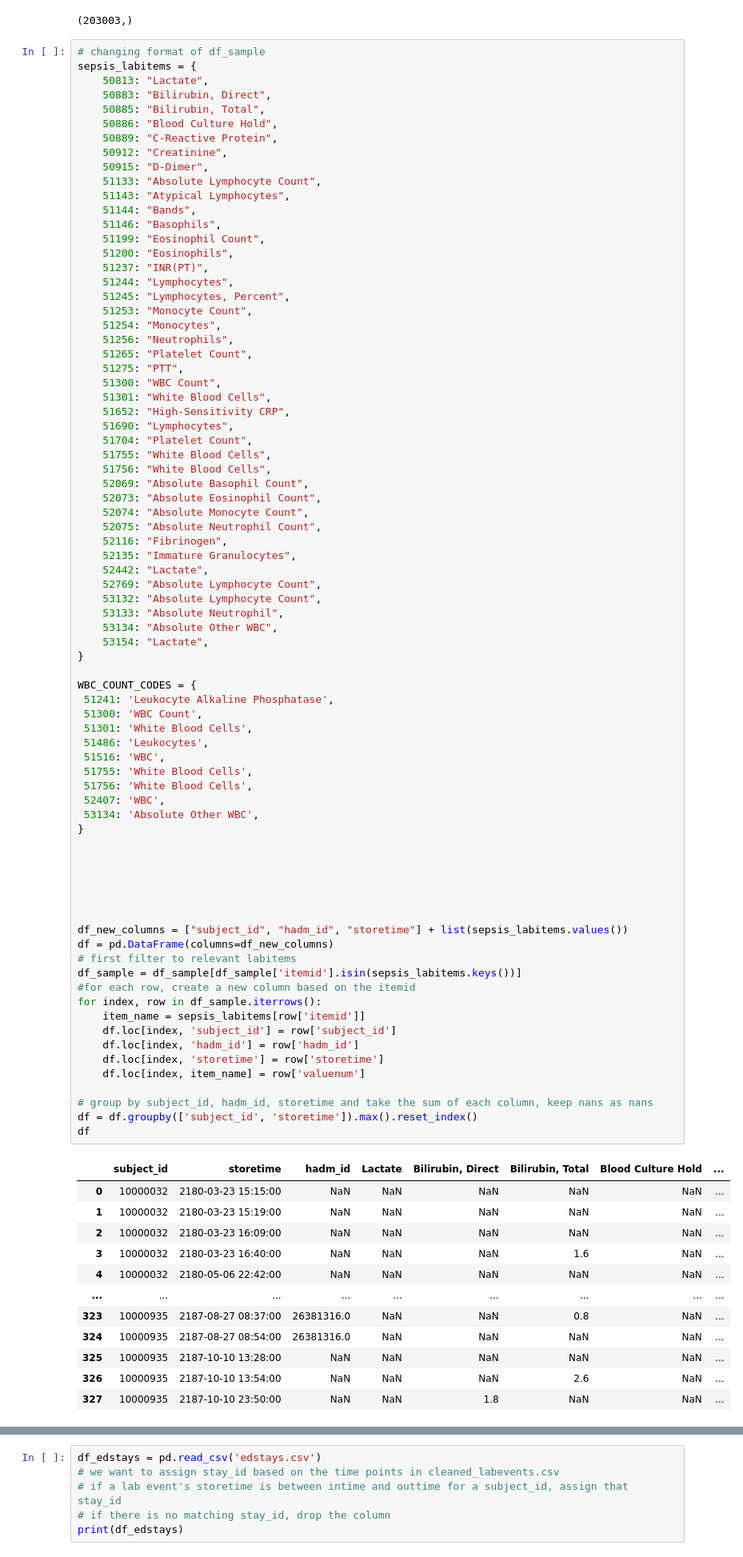
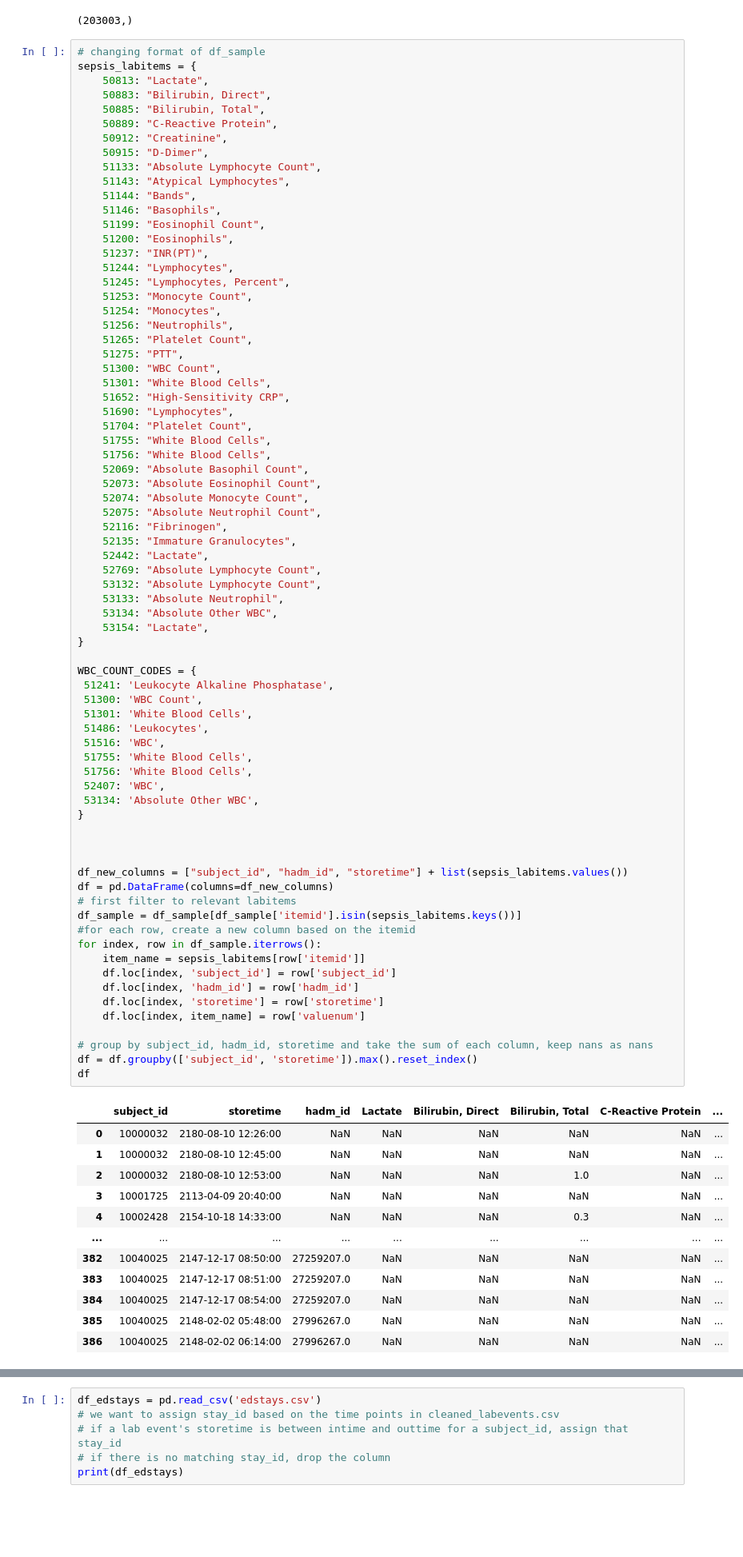
Before and after one commit to TheKingKairos/Beyond-Time-Zero, a Jupyter notebook: Sepsis Risk Data and Code/data/MIMIC-ED/ed/clean_labevents.ipynb, the cells around one changed output, grey strips where cells are left out. Shown at 80% size. Cells and saved outputs as stored; diff of their text form; blank space fills up the shorter version.

```diff
--- a/Sepsis Risk Data and Code/data/MIMIC-ED/ed/clean_labevents.ipynb
+++ b/Sepsis Risk Data and Code/data/MIMIC-ED/ed/clean_labevents.ipynb
@@ -18,7 +18,6 @@ sepsis_labitems = {
     50813: "Lactate",
     50883: "Bilirubin, Direct",
     50885: "Bilirubin, Total",
-    50886: "Blood Culture Hold",
     50889: "C-Reactive Protein",
     50912: "Creatinine",
     50915: "D-Dimer",
@@ -60,45 +59,42 @@ sepsis_labitems = {
 WBC_COUNT_CODES = {
  51241: 'Leukocyte Alkaline Phosphatase',
  51300: 'WBC Count',
  51301: 'White Blood Cells',
  51486: 'Leukocytes',
  51516: 'WBC',
  51755: 'White Blood Cells',
  51756: 'White Blood Cells',
  52407: 'WBC',
  53134: 'Absolute Other WBC',
 }
 
 
 
-
-
-
 df_new_columns = ["subject_id", "hadm_id", "storetime"] + list(sepsis_labitems.values())
 df = pd.DataFrame(columns=df_new_columns)
 # first filter to relevant labitems
 df_sample = df_sample[df_sample['itemid'].isin(sepsis_labitems.keys())]
 #for each row, create a new column based on the itemid
 for index, row in df_sample.iterrows():
     item_name = sepsis_labitems[row['itemid']]
     df.loc[index, 'subject_id'] = row['subject_id']
     df.loc[index, 'hadm_id'] = row['hadm_id']
     df.loc[index, 'storetime'] = row['storetime']
     df.loc[index, item_name] = row['valuenum']
 
 # group by subject_id, hadm_id, storetime and take the sum of each column, keep nans as nans
 df = df.groupby(['subject_id', 'storetime']).max().reset_index()
 df
 # %% [output]
-|  | subject_id | storetime | hadm_id | Lactate | Bilirubin, Direct | Bilirubin, Total | Blood Culture Hold | ... |
-| 0 | 10000032 | 2180-03-23 15:15:00 | NaN | NaN | NaN | NaN | NaN | ... |
-| 1 | 10000032 | 2180-03-23 15:19:00 | NaN | NaN | NaN | NaN | NaN | ... |
-| 2 | 10000032 | 2180-03-23 16:09:00 | NaN | NaN | NaN | NaN | NaN | ... |
-| 3 | 10000032 | 2180-03-23 16:40:00 | NaN | NaN | NaN | 1.6 | NaN | ... |
-| 4 | 10000032 | 2180-05-06 22:42:00 | NaN | NaN | NaN | NaN | NaN | ... |
+|  | subject_id | storetime | hadm_id | Lactate | Bilirubin, Direct | Bilirubin, Total | C-Reactive Protein | ... |
+| 0 | 10000032 | 2180-08-10 12:26:00 | NaN | NaN | NaN | NaN | NaN | ... |
+| 1 | 10000032 | 2180-08-10 12:45:00 | NaN | NaN | NaN | NaN | NaN | ... |
+| 2 | 10000032 | 2180-08-10 12:53:00 | NaN | NaN | NaN | 1.0 | NaN | ... |
+| 3 | 10001725 | 2113-04-09 20:40:00 | NaN | NaN | NaN | NaN | NaN | ... |
+| 4 | 10002428 | 2154-10-18 14:33:00 | NaN | NaN | NaN | 0.3 | NaN | ... |
 | ... | ... | ... | ... | ... | ... | ... | ... | ... |
-| 323 | 10000935 | 2187-08-27 08:37:00 | 26381316.0 | NaN | NaN | 0.8 | NaN | ... |
-| 324 | 10000935 | 2187-08-27 08:54:00 | 26381316.0 | NaN | NaN | NaN | NaN | ... |
-| 325 | 10000935 | 2187-10-10 13:28:00 | NaN | NaN | NaN | NaN | NaN | ... |
-| 326 | 10000935 | 2187-10-10 13:54:00 | NaN | NaN | NaN | 2.6 | NaN | ... |
-| 327 | 10000935 | 2187-10-10 23:50:00 | NaN | NaN | 1.8 | NaN | NaN | ... |
+| 382 | 10040025 | 2147-12-17 08:50:00 | 27259207.0 | NaN | NaN | NaN | NaN | ... |
+| 383 | 10040025 | 2147-12-17 08:51:00 | 27259207.0 | NaN | NaN | NaN | NaN | ... |
+| 384 | 10040025 | 2147-12-17 08:54:00 | 27259207.0 | NaN | NaN | NaN | NaN | ... |
+| 385 | 10040025 | 2148-02-02 05:48:00 | 27996267.0 | NaN | NaN | NaN | NaN | ... |
+| 386 | 10040025 | 2148-02-02 06:14:00 | 27996267.0 | NaN | NaN | NaN | NaN | ... |
```
Also changed, not shown: parts of 7 cells of this notebook, 1 other file.
